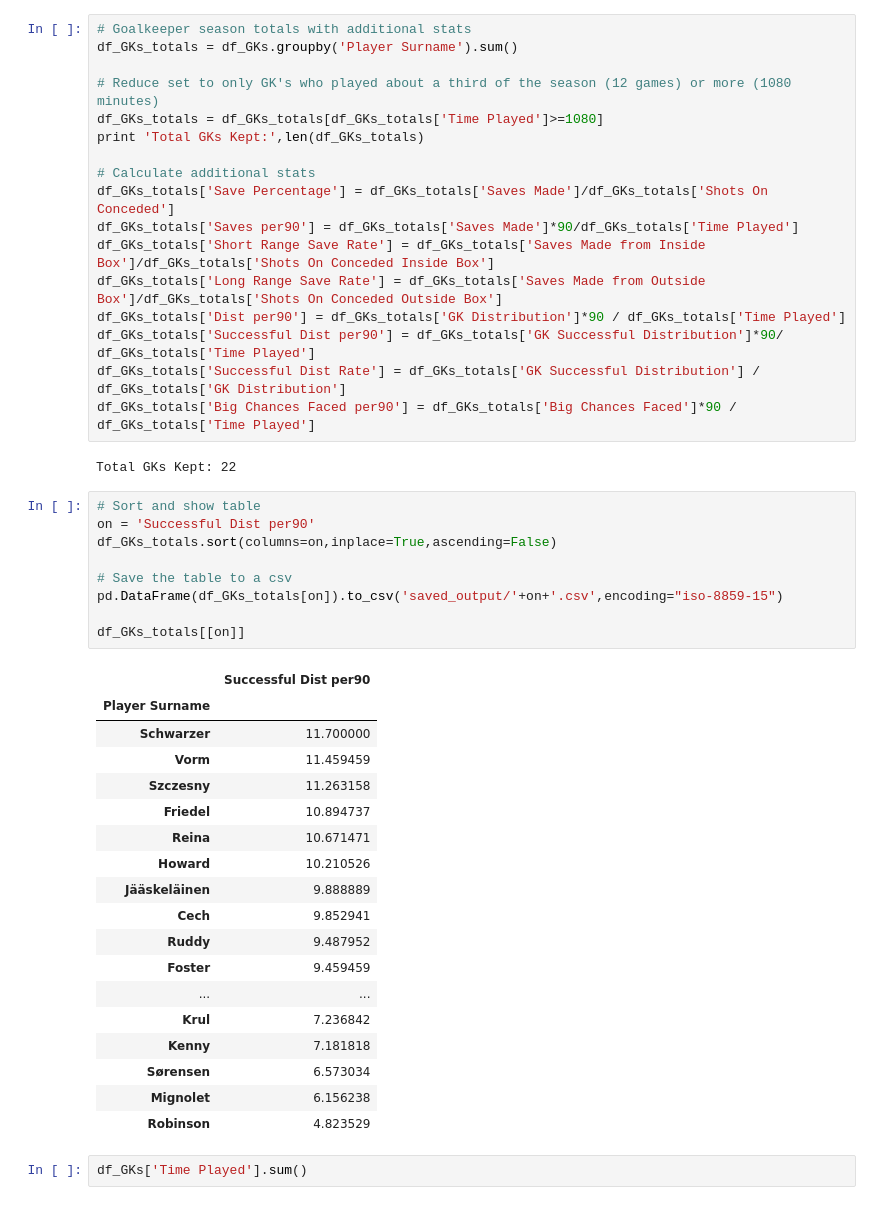
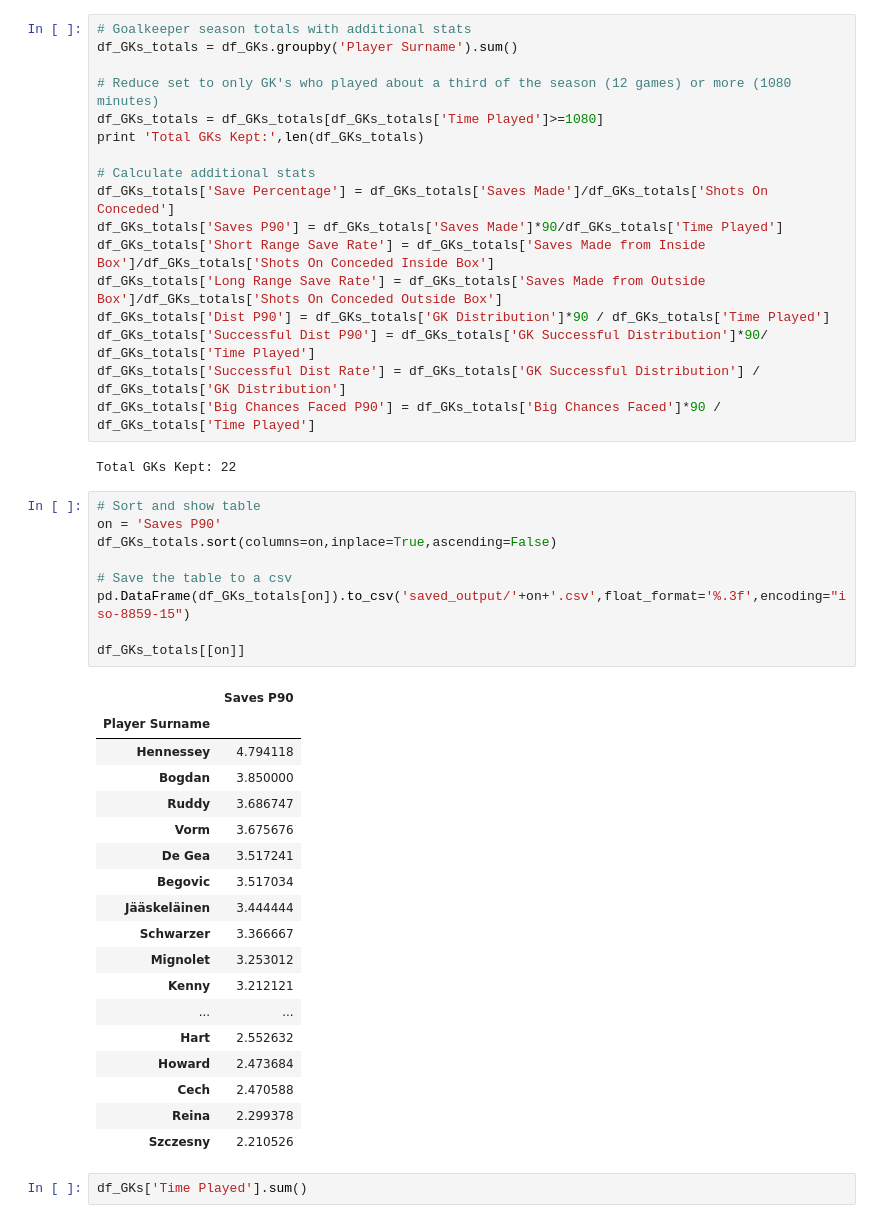
Before and after one commit to jtelszasz/mcfc_analytics_api, a Jupyter notebook: MCFC_GK.ipynb, the cells around one changed output. Drawn from its saved outputs; the diff is of its cells as text.

```diff
--- a/MCFC_GK.ipynb
+++ b/MCFC_GK.ipynb
@@ -47,43 +47,43 @@ print 'Total GKs Kept:',len(df_GKs_totals)
 
 # Calculate additional stats
 df_GKs_totals['Save Percentage'] = df_GKs_totals['Saves Made']/df_GKs_totals['Shots On Conceded']
-df_GKs_totals['Saves per90'] = df_GKs_totals['Saves Made']*90/df_GKs_totals['Time Played']
+df_GKs_totals['Saves P90'] = df_GKs_totals['Saves Made']*90/df_GKs_totals['Time Played']
 df_GKs_totals['Short Range Save Rate'] = df_GKs_totals['Saves Made from Inside Box']/df_GKs_totals['Shots On Conceded Inside Box']
 df_GKs_totals['Long Range Save Rate'] = df_GKs_totals['Saves Made from Outside Box']/df_GKs_totals['Shots On Conceded Outside Box']
-df_GKs_totals['Dist per90'] = df_GKs_totals['GK Distribution']*90 / df_GKs_totals['Time Played']
-df_GKs_totals['Successful Dist per90'] = df_GKs_totals['GK Successful Distribution']*90/ df_GKs_totals['Time Played']
+df_GKs_totals['Dist P90'] = df_GKs_totals['GK Distribution']*90 / df_GKs_totals['Time Played']
+df_GKs_totals['Successful Dist P90'] = df_GKs_totals['GK Successful Distribution']*90/ df_GKs_totals['Time Played']
 df_GKs_totals['Successful Dist Rate'] = df_GKs_totals['GK Successful Distribution'] / df_GKs_totals['GK Distribution']
-df_GKs_totals['Big Chances Faced per90'] = df_GKs_totals['Big Chances Faced']*90 / df_GKs_totals['Time Played']
+df_GKs_totals['Big Chances Faced P90'] = df_GKs_totals['Big Chances Faced']*90 / df_GKs_totals['Time Played']
 # %% [output]
 Total GKs Kept: 22
 # %%
 # Sort and show table
-on = 'Successful Dist per90'
+on = 'Saves P90'
 df_GKs_totals.sort(columns=on,inplace=True,ascending=False)
 
 # Save the table to a csv
-pd.DataFrame(df_GKs_totals[on]).to_csv('saved_output/'+on+'.csv',encoding="iso-8859-15")
+pd.DataFrame(df_GKs_totals[on]).to_csv('saved_output/'+on+'.csv',float_format='%.3f',encoding="iso-8859-15")
 
 df_GKs_totals[[on]]
 # %% [output]
-|  | Successful Dist per90 |
+|  | Saves P90 |
 | Player Surname |  |
-| Schwarzer | 11.700000 |
-| Vorm | 11.459459 |
-| Szczesny | 11.263158 |
-| Friedel | 10.894737 |
-| Reina | 10.671471 |
-| Howard | 10.210526 |
-| Jääskeläinen | 9.888889 |
-| Cech | 9.852941 |
-| Ruddy | 9.487952 |
-| Foster | 9.459459 |
+| Hennessey | 4.794118 |
+| Bogdan | 3.850000 |
+| Ruddy | 3.686747 |
+| Vorm | 3.675676 |
+| De Gea | 3.517241 |
+| Begovic | 3.517034 |
+| Jääskeläinen | 3.444444 |
+| Schwarzer | 3.366667 |
+| Mignolet | 3.253012 |
+| Kenny | 3.212121 |
 | ... | ... |
-| Krul | 7.236842 |
-| Kenny | 7.181818 |
-| Sørensen | 6.573034 |
-| Mignolet | 6.156238 |
-| Robinson | 4.823529 |
+| Hart | 2.552632 |
+| Howard | 2.473684 |
+| Cech | 2.470588 |
+| Reina | 2.299378 |
+| Szczesny | 2.210526 |
 # %%
 df_GKs['Time Played'].sum()
 # %% [output]
```
Also changed, not shown: parts of 3 cells of this notebook, 2 other files.
